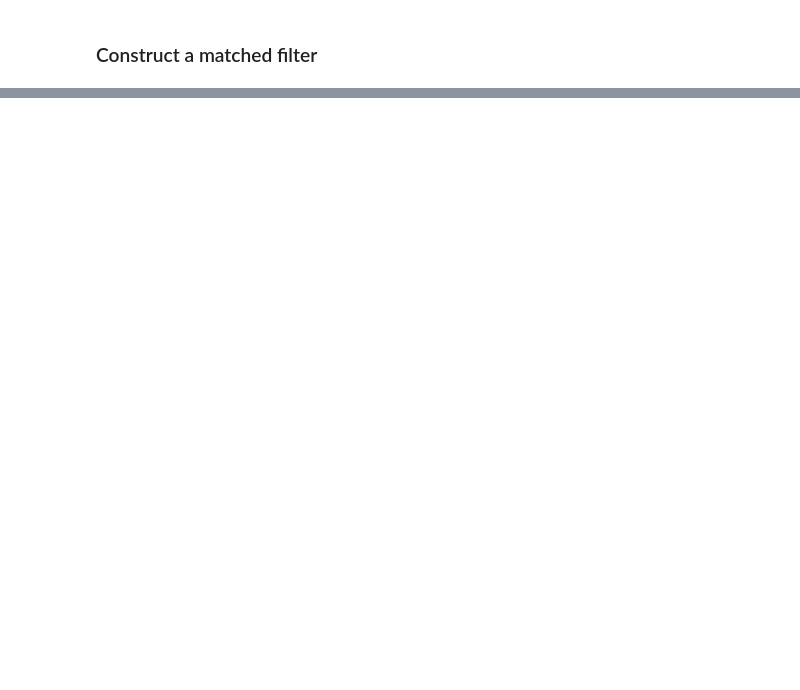
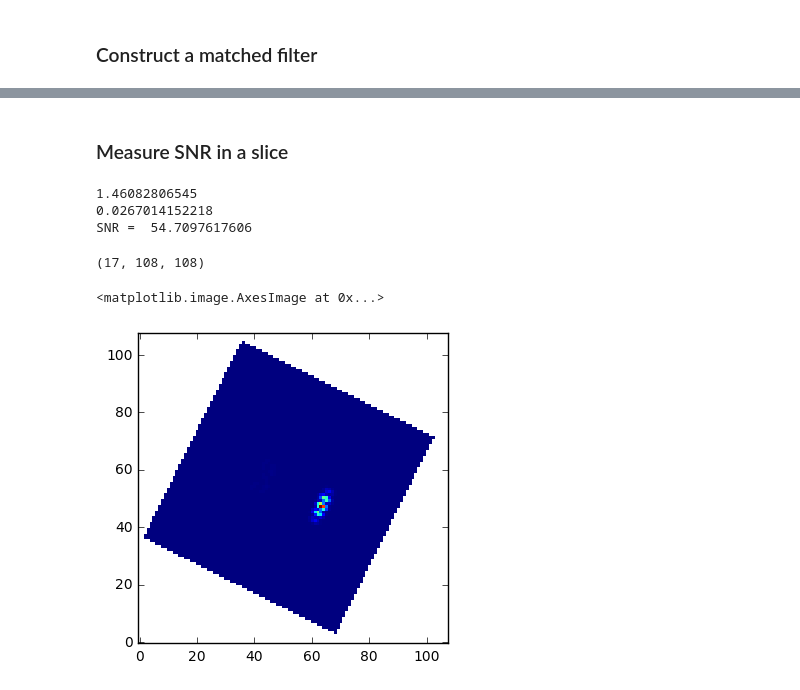
Before and after one commit to mjrfringes/crispy, a Jupyter notebook: notebooks/ShapedPupilIFS.ipynb, the cells around one changed output, grey strips where cells are left out. Cells and saved outputs as stored; diff of their text form; code cells hidden in the pictures; blank space fills up the shorter version.

```diff
--- a/notebooks/ShapedPupilIFS.ipynb
+++ b/notebooks/ShapedPupilIFS.ipynb
@@ -438,0 +477,27 @@ plt.show()
+# %% [markdown]
+### Measure SNR in a slice
+# %%
+psf_fit = np.nansum(matched_filter*residual[0])
+
+#cube47_noave_no_offaxis = cube_47.data - np.nanmean(cube_47.data)
+#residual_no_offaxis = cube47_noave_no_offaxis-10**(0.4*(beta_Uma_Vmag-Uma47_Vmag))*cubebeta_noave
+#Image(data=residual).write('OS5/OS5_average/residual_noave_no_offaxis.fits',clobber=True)
+
+noise = np.nansum(matched_filter_flipped*residual[0])
+#psf_fit = np.nansum(matched_filter*offaxis_ideal_norm)
+print(psf_fit)
+print(noise)
+print('SNR = ',psf_fit/noise)
+# %% [output]
+1.46082806545
+0.0267014152218
+SNR =  54.7097617606
+# %%
+plt.imshow(residual[0])
+# %% [output]
+(17, 108, 108)
+# %%
+plt.imshow(offaxis_ideal.data[0])
+# %% [output]
+<matplotlib.image.AxesImage at 0x...>
+[figure, added]
```
Also changed, not shown: parts of 11 cells of this notebook.
